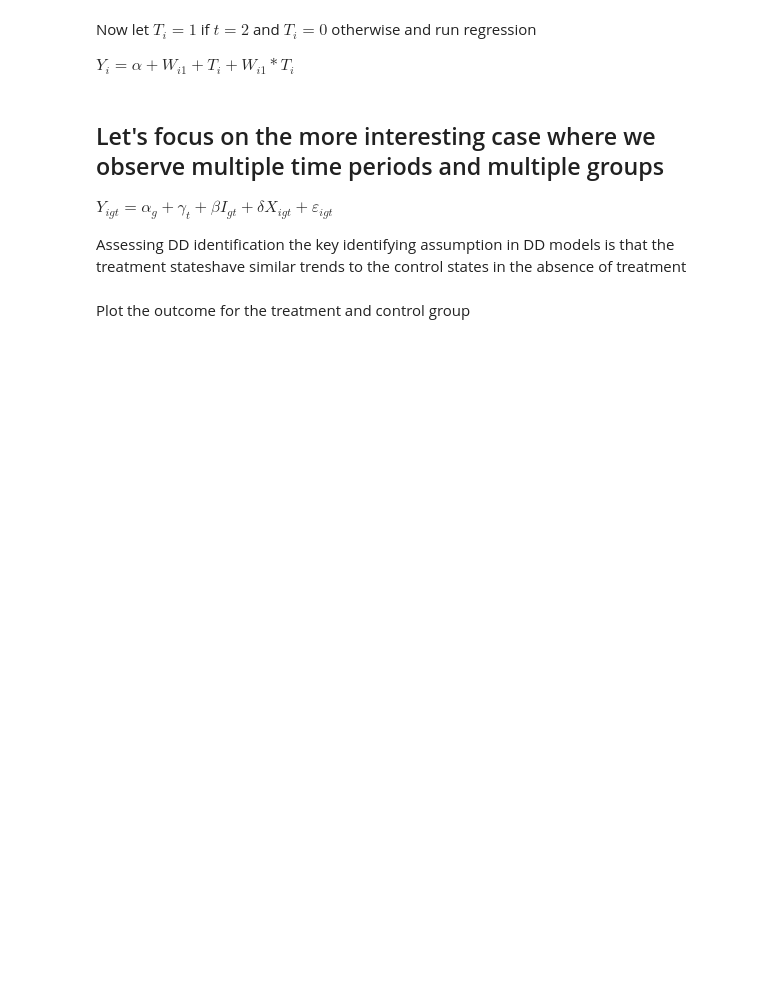
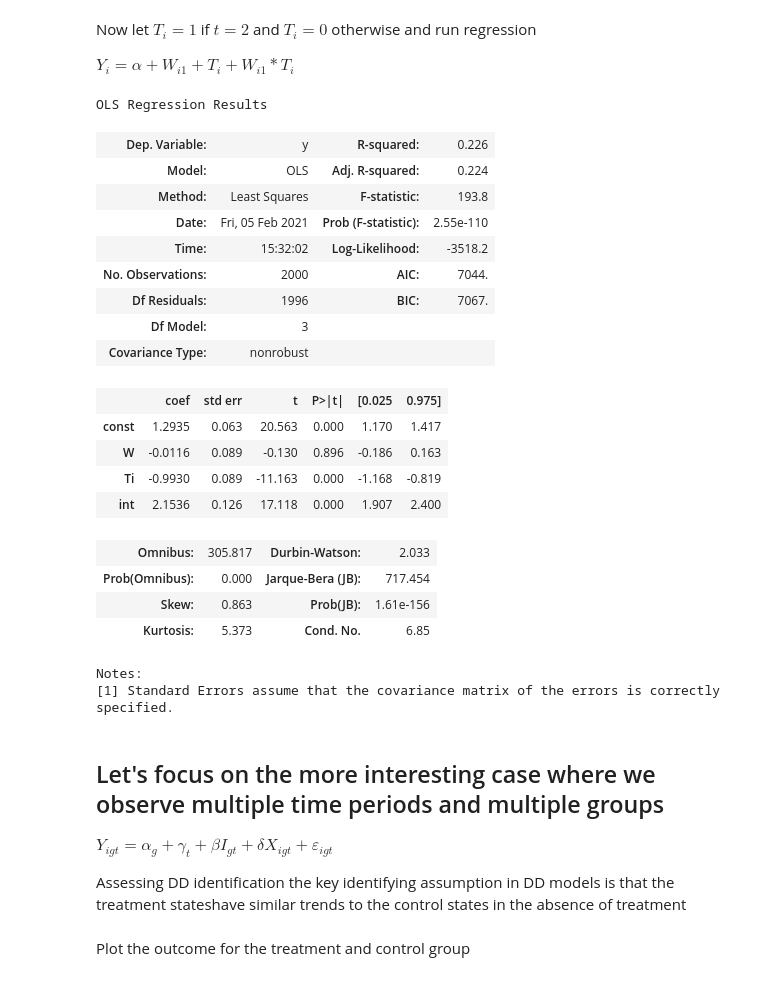
Before and after one commit to Asunafyc/big-data-econometrics, a Jupyter notebook: notebooks/Lecture 4 - diff-in-diff.ipynb, the cells around one changed output. Drawn from its saved outputs; the diff is of its cells as text; code cells hidden in the pictures; blank space fills up the shorter version.

```diff
--- a/notebooks/Lecture 4 - diff-in-diff.ipynb
+++ b/notebooks/Lecture 4 - diff-in-diff.ipynb
@@ -240,9 +352,31 @@ df['Ti'] = 1*(df.t==2)
 df['const'] = 1
 df['int'] = df.W*df.Ti
 # %%
-# mod = sm.OLS(df.y,df[['const','W','Ti','int']])
-# res = mod.fit()
-# res.summary()
+mod = sm.OLS(df.y,df[['const','W','Ti','int']])
+res = mod.fit()
+res.summary()
+# %% [output]
+OLS Regression Results
+| Dep. Variable: | y | R-squared: | 0.226 |
+| Model: | OLS | Adj. R-squared: | 0.224 |
+| Method: | Least Squares | F-statistic: | 193.8 |
+| Date: | Fri, 05 Feb 2021 | Prob (F-statistic): | 2.55e-110 |
+| Time: | 15:32:02 | Log-Likelihood: | -3518.2 |
+| No. Observations: | 2000 | AIC: | 7044. |
+| Df Residuals: | 1996 | BIC: | 7067. |
+| Df Model: | 3 |  |  |
+| Covariance Type: | nonrobust |  |  |
+|  | coef | std err | t | P>|t| | [0.025 | 0.975] |
+| const | 1.2935 | 0.063 | 20.563 | 0.000 | 1.170 | 1.417 |
+| W | -0.0116 | 0.089 | -0.130 | 0.896 | -0.186 | 0.163 |
+| Ti | -0.9930 | 0.089 | -11.163 | 0.000 | -1.168 | -0.819 |
+| int | 2.1536 | 0.126 | 17.118 | 0.000 | 1.907 | 2.400 |
+| Omnibus: | 305.817 | Durbin-Watson: | 2.033 |
+| Prob(Omnibus): | 0.000 | Jarque-Bera (JB): | 717.454 |
+| Skew: | 0.863 | Prob(JB): | 1.61e-156 |
+| Kurtosis: | 5.373 | Cond. No. | 6.85 |
+Notes:
+[1] Standard Errors assume that the covariance matrix of the errors is correctly specified.
 # %% [markdown]
 ## Let's focus on the more interesting case where we observe multiple time periods and multiple groups
 
```
Also changed, not shown: parts of 18 cells of this notebook.
